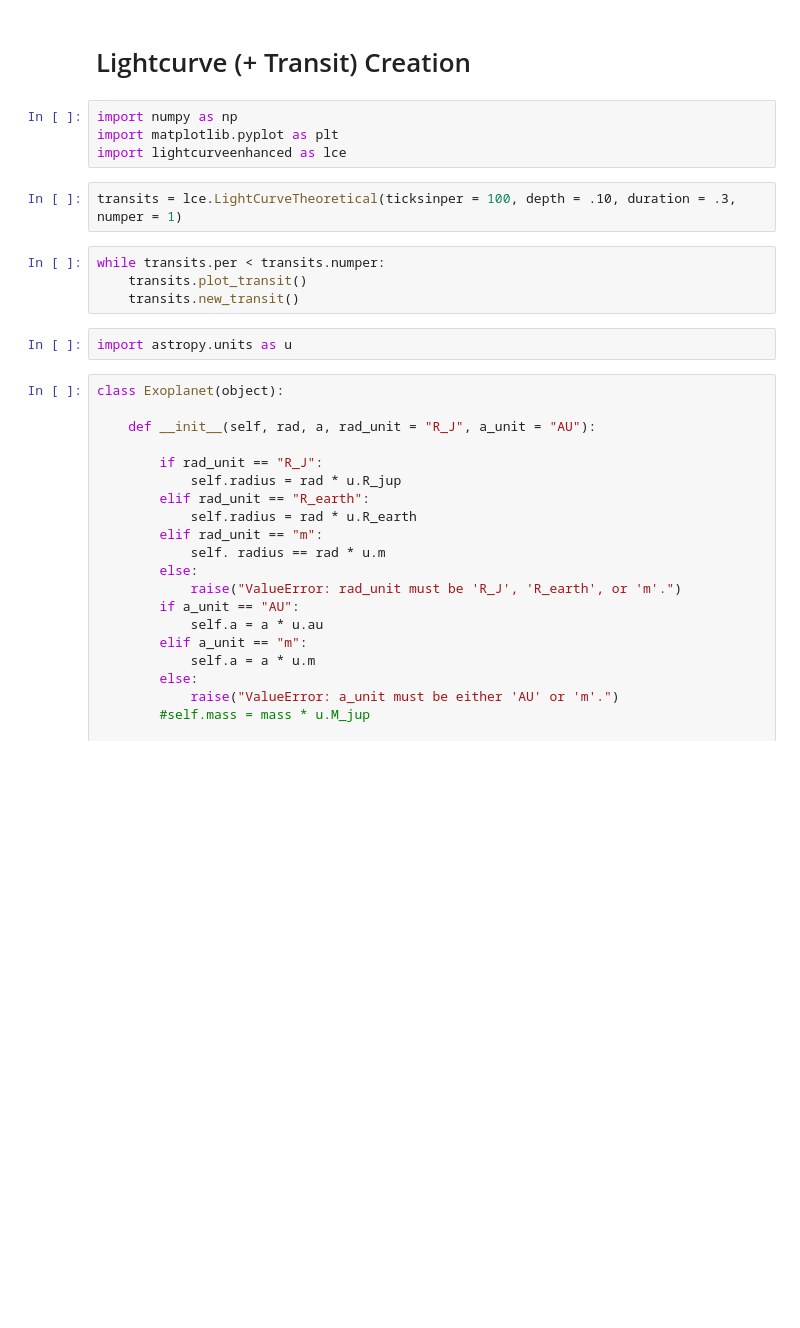
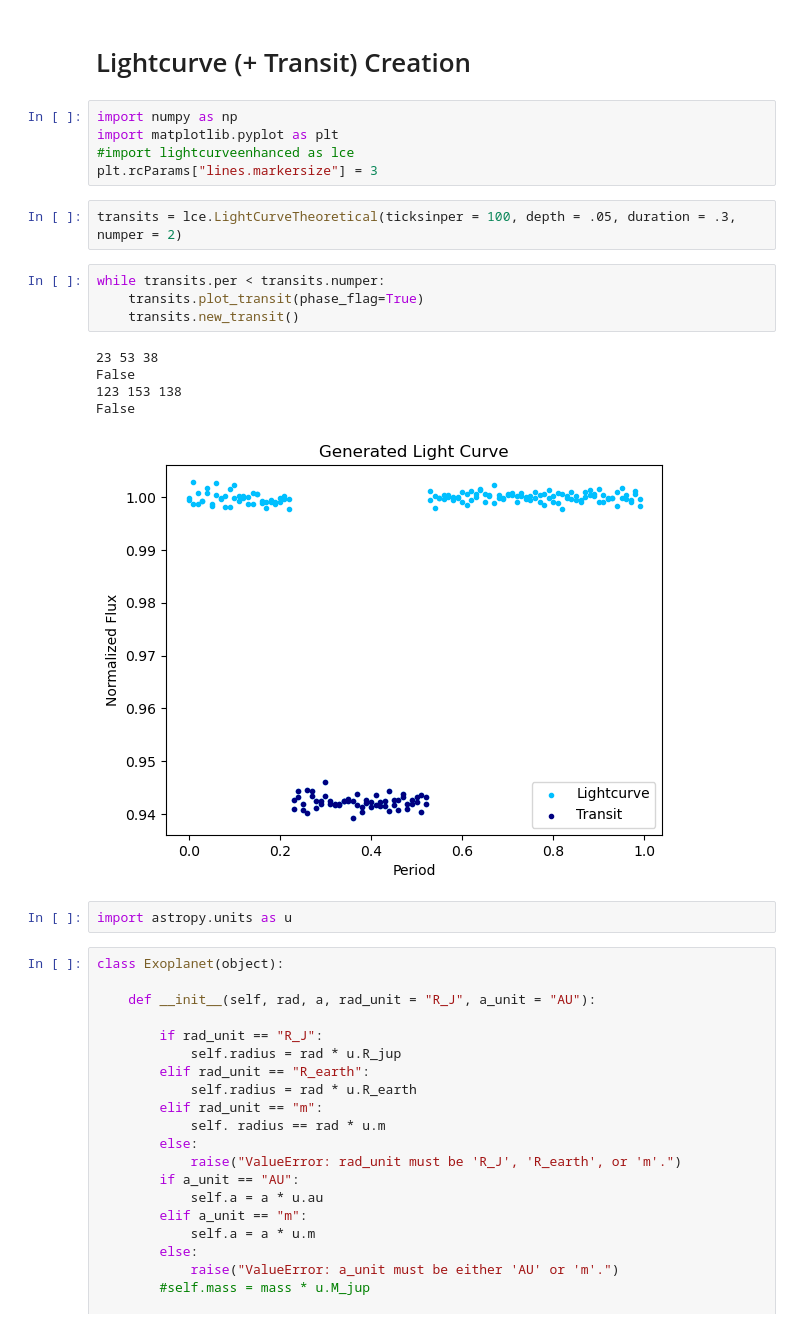
Before and after one commit to skleiman27/codeastroproject, a Jupyter notebook: lcEnhance/tutorial_in_work.ipynb, the cells around one changed output. Saved outputs shown, nothing was run; the diff lists cells and outputs as text; blank space fills up the shorter version.

```diff
--- a/lcEnhance/tutorial_in_work.ipynb
+++ b/lcEnhance/tutorial_in_work.ipynb
@@ -3,13 +3,20 @@
 # %%
 import numpy as np
 import matplotlib.pyplot as plt
-import lightcurveenhanced as lce
+#import lightcurveenhanced as lce
+plt.rcParams["lines.markersize"] = 3
 # %%
-transits = lce.LightCurveTheoretical(ticksinper = 100, depth = .10, duration = .3, numper = 1)
+transits = lce.LightCurveTheoretical(ticksinper = 100, depth = .05, duration = .3, numper = 2)
 # %%
 while transits.per < transits.numper:
-    transits.plot_transit()
+    transits.plot_transit(phase_flag=True)
     transits.new_transit()
+# %% [output]
+23 53 38
+False
+123 153 138
+False
+[figure, added]
 # %%
 import astropy.units as u
 # %%
```
Also changed, not shown: parts of 9 cells of this notebook, 1 other file.
